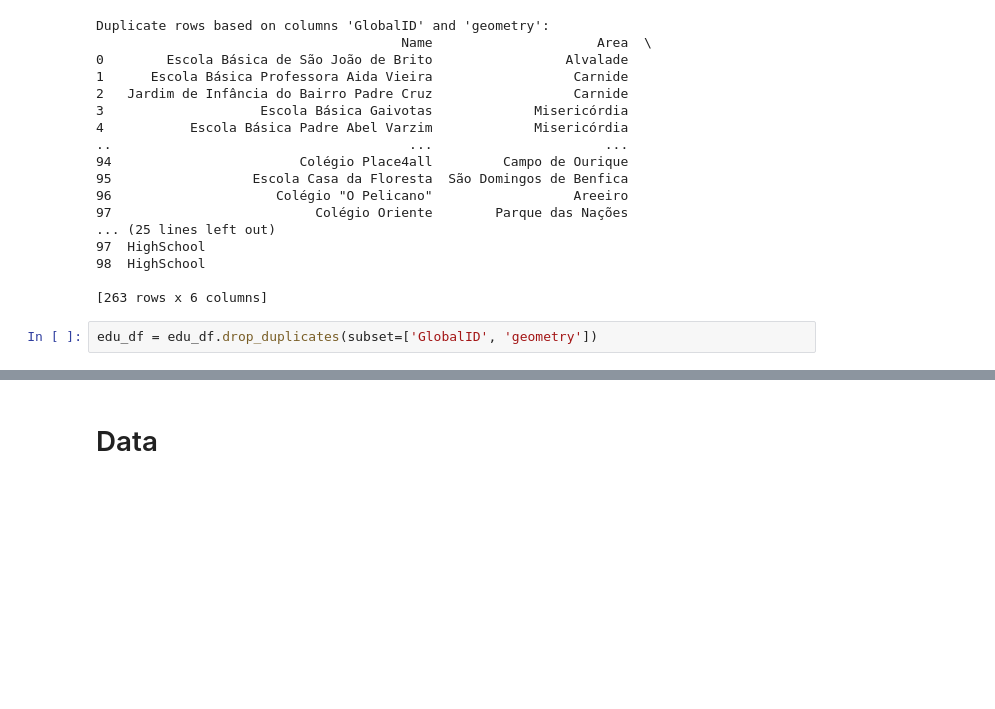
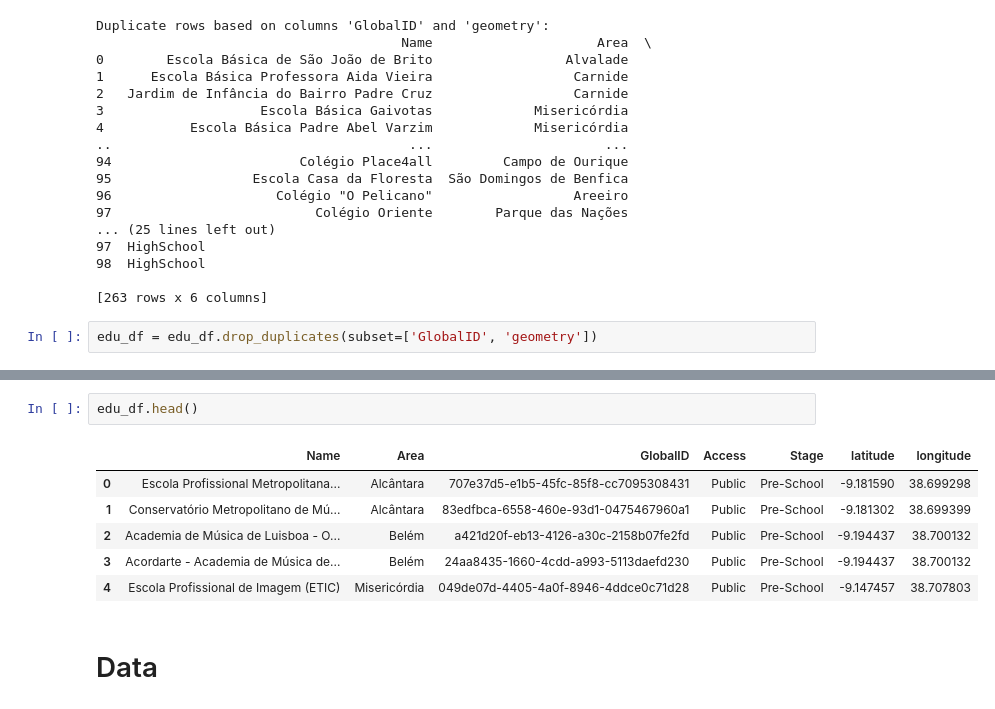
Before and after one commit to Diogomarquesbass/pds_p2, a Jupyter notebook: Web Scrapping (3).ipynb, the cells around one changed output, grey strips where cells are left out. Cells and saved outputs as stored; diff of their text form; blank space fills up the shorter version.

```diff
--- a/Web Scrapping (3).ipynb
+++ b/Web Scrapping (3).ipynb
@@ -778,3 +816,12 @@ edu_df = edu_df.drop_duplicates(subset=['GlobalID', 'geometry'])
+# %%
+edu_df.head()
+# %% [output]
+|  | Name | Area | GlobalID | Access | Stage | latitude | longitude |
+| 0 | Escola Profissional Metropolitana... | Alcântara | 707e37d5-e1b5-45fc-85f8-cc7095308431 | Public | Pre-School | -9.181590 | 38.699298 |
+| 1 | Conservatório Metropolitano de Mú... | Alcântara | 83edfbca-6558-460e-93d1-0475467960a1 | Public | Pre-School | -9.181302 | 38.699399 |
+| 2 | Academia de Música de Luisboa - O... | Belém | a421d20f-eb13-4126-a30c-2158b07fe2fd | Public | Pre-School | -9.194437 | 38.700132 |
+| 3 | Acordarte - Academia de Música de... | Belém | 24aa8435-1660-4cdd-a993-5113daefd230 | Public | Pre-School | -9.194437 | 38.700132 |
+| 4 | Escola Profissional de Imagem (ETIC) | Misericórdia | 049de07d-4405-4a0f-8946-4ddce0c71d28 | Public | Pre-School | -9.147457 | 38.707803 |
 # %% [markdown]
 # Data
 # %%
```
Also changed, not shown: parts of 5 cells of this notebook.
